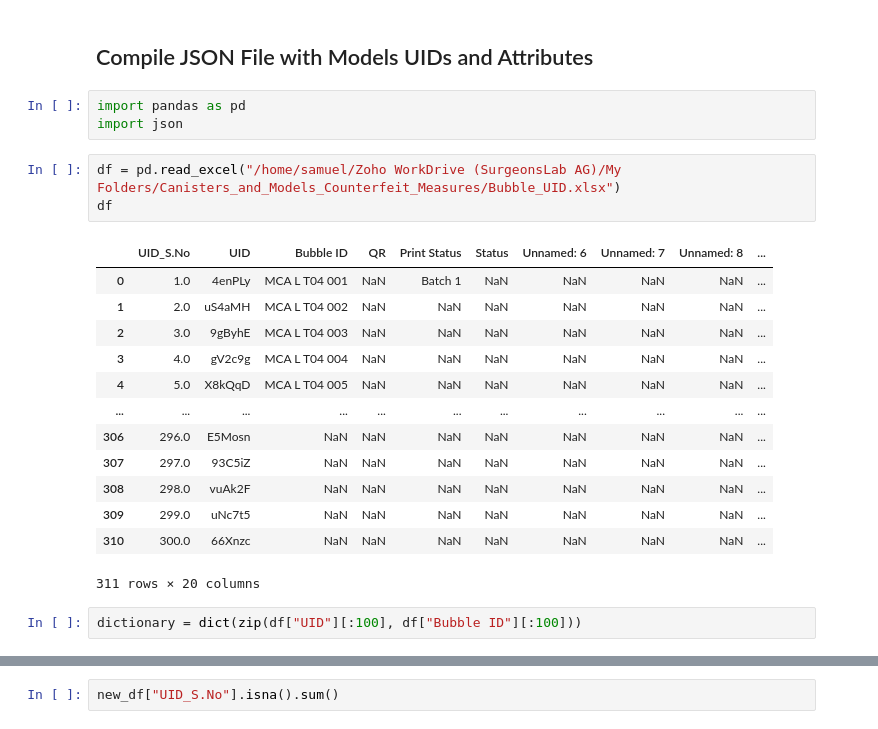
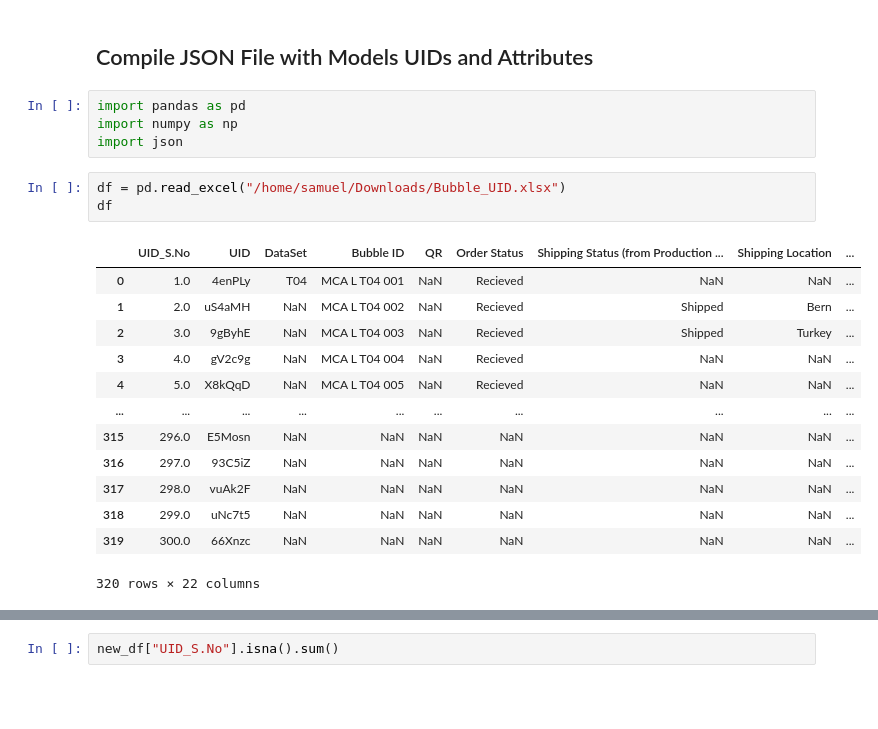
Before and after one commit to SamuelMainaSL/Neura_Bubbles, a Jupyter notebook: Neura_Bubble_JSON.ipynb, the cells around one changed output, grey strips where cells are left out. Cells and saved outputs as stored; diff of their text form; blank space fills up the shorter version.

```diff
--- a/Neura_Bubble_JSON.ipynb
+++ b/Neura_Bubble_JSON.ipynb
@@ -2,23 +2,22 @@
 ## Compile JSON File with Models UIDs and Attributes
 # %%
 import pandas as pd
+import numpy as np
 import json
 # %%
-df = pd.read_excel("/home/samuel/Zoho WorkDrive (SurgeonsLab AG)/My Folders/Canisters_and_Models_Counterfeit_Measures/Bubble_UID.xlsx")
+df = pd.read_excel("/home/samuel/Downloads/Bubble_UID.xlsx")
 df
 # %% [output]
-|  | UID_S.No | UID | Bubble ID | QR | Print Status | Status | Unnamed: 6 | Unnamed: 7 | Unnamed: 8 | ... |
-| 0 | 1.0 | 4enPLy | MCA L T04 001 | NaN | Batch 1 | NaN | NaN | NaN | NaN | ... |
-| 1 | 2.0 | uS4aMH | MCA L T04 002 | NaN | NaN | NaN | NaN | NaN | NaN | ... |
-| 2 | 3.0 | 9gByhE | MCA L T04 003 | NaN | NaN | NaN | NaN | NaN | NaN | ... |
-| 3 | 4.0 | gV2c9g | MCA L T04 004 | NaN | NaN | NaN | NaN | NaN | NaN | ... |
-| 4 | 5.0 | X8kQqD | MCA L T04 005 | NaN | NaN | NaN | NaN | NaN | NaN | ... |
-| ... | ... | ... | ... | ... | ... | ... | ... | ... | ... | ... |
-| 306 | 296.0 | E5Mosn | NaN | NaN | NaN | NaN | NaN | NaN | NaN | ... |
-| 307 | 297.0 | 93C5iZ | NaN | NaN | NaN | NaN | NaN | NaN | NaN | ... |
-| 308 | 298.0 | vuAk2F | NaN | NaN | NaN | NaN | NaN | NaN | NaN | ... |
-| 309 | 299.0 | uNc7t5 | NaN | NaN | NaN | NaN | NaN | NaN | NaN | ... |
-| 310 | 300.0 | 66Xnzc | NaN | NaN | NaN | NaN | NaN | NaN | NaN | ... |
+|  | UID_S.No | UID | DataSet | Bubble ID | QR | Order Status | Shipping Status (from Production ... | Shipping Location | ... |
+| 0 | 1.0 | 4enPLy | T04 | MCA L T04 001 | NaN | Recieved | NaN | NaN | ... |
+| 1 | 2.0 | uS4aMH | NaN | MCA L T04 002 | NaN | Recieved | Shipped | Bern | ... |
+| 2 | 3.0 | 9gByhE | NaN | MCA L T04 003 | NaN | Recieved | Shipped | Turkey | ... |
+| 3 | 4.0 | gV2c9g | NaN | MCA L T04 004 | NaN | Recieved | NaN | NaN | ... |
+| 4 | 5.0 | X8kQqD | NaN | MCA L T04 005 | NaN | Recieved | NaN | NaN | ... |
+| ... | ... | ... | ... | ... | ... | ... | ... | ... | ... |
+| 315 | 296.0 | E5Mosn | NaN | NaN | NaN | NaN | NaN | NaN | ... |
+| 316 | 297.0 | 93C5iZ | NaN | NaN | NaN | NaN | NaN | NaN | ... |
+| 317 | 298.0 | vuAk2F | NaN | NaN | NaN | NaN | NaN | NaN | ... |
+| 318 | 299.0 | uNc7t5 | NaN | NaN | NaN | NaN | NaN | NaN | ... |
+| 319 | 300.0 | 66Xnzc | NaN | NaN | NaN | NaN | NaN | NaN | ... |
-311 rows × 20 columns
+320 rows × 22 columns
-# %%
-dictionary = dict(zip(df["UID"][:100], df["Bubble ID"][:100]))
```
Also changed, not shown: parts of 11 cells of this notebook, 6 other files.
